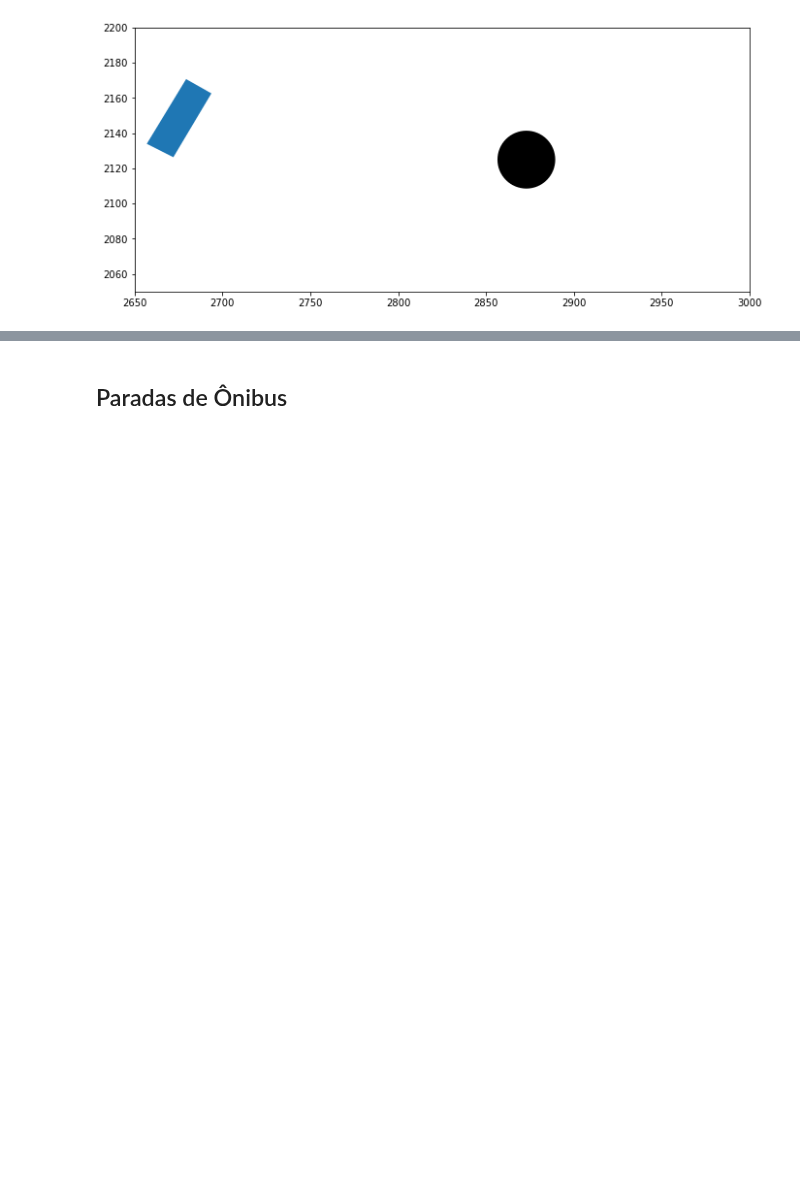
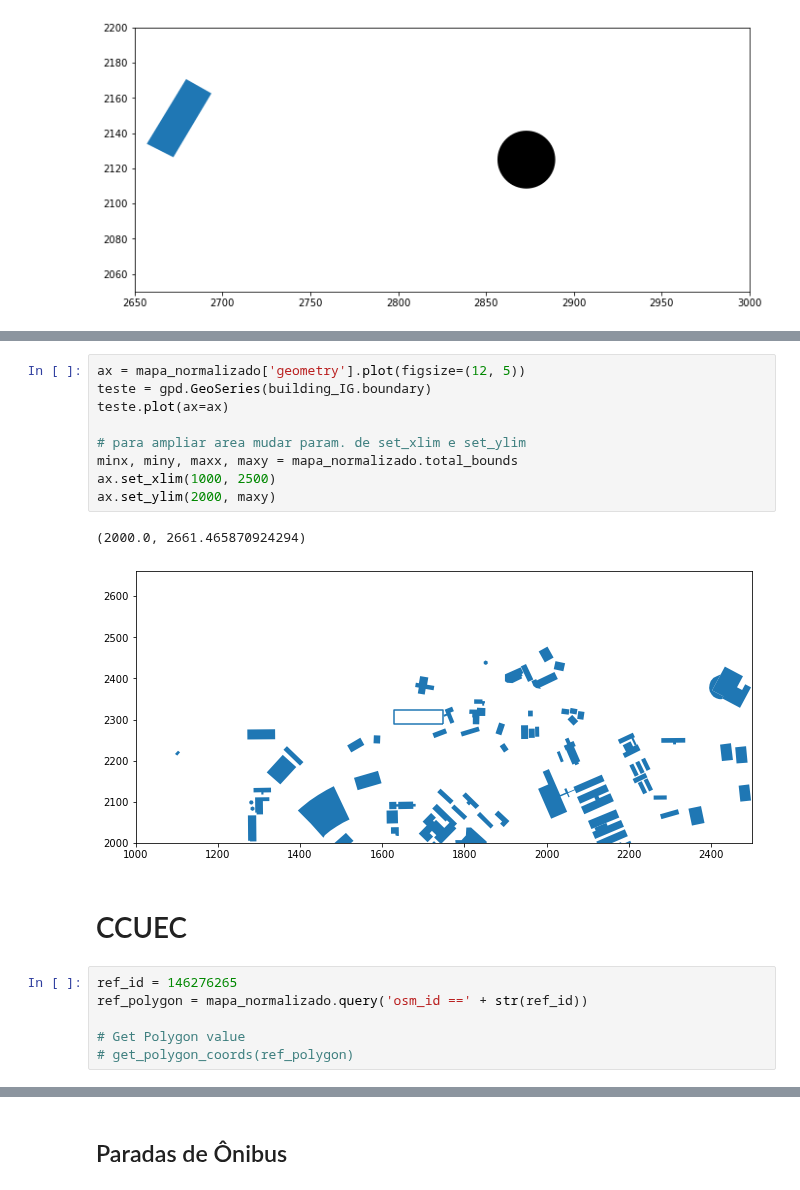
Before and after one commit to wasp-lahis/ns3-bmap, a Jupyter notebook: NS3/obstacle_exp/create-unicamp-datasets.ipynb, the cells around one changed output, grey strips where cells are left out. Saved outputs shown, nothing was run; the diff lists cells and outputs as text; blank space fills up the shorter version.

```diff
--- a/NS3/obstacle_exp/create-unicamp-datasets.ipynb
+++ b/NS3/obstacle_exp/create-unicamp-datasets.ipynb
@@ -775,0 +893,20 @@ dtype: float64
+# %%
+ax = mapa_normalizado['geometry'].plot(figsize=(12, 5))
+teste = gpd.GeoSeries(building_IG.boundary)
+teste.plot(ax=ax)
+
+# para ampliar area mudar param. de set_xlim e set_ylim
+minx, miny, maxx, maxy = mapa_normalizado.total_bounds
+ax.set_xlim(1000, 2500)
+ax.set_ylim(2000, maxy)
+# %% [output]
+(2000.0, 2661.465870924294)
+[figure, added]
+# %% [markdown]
+# CCUEC
+# %%
+ref_id = 146276265
+ref_polygon = mapa_normalizado.query('osm_id ==' + str(ref_id))
+
+# Get Polygon value
+# get_polygon_coords(ref_polygon)
```
Also changed, not shown: parts of 45 cells of this notebook, 1 other file.
